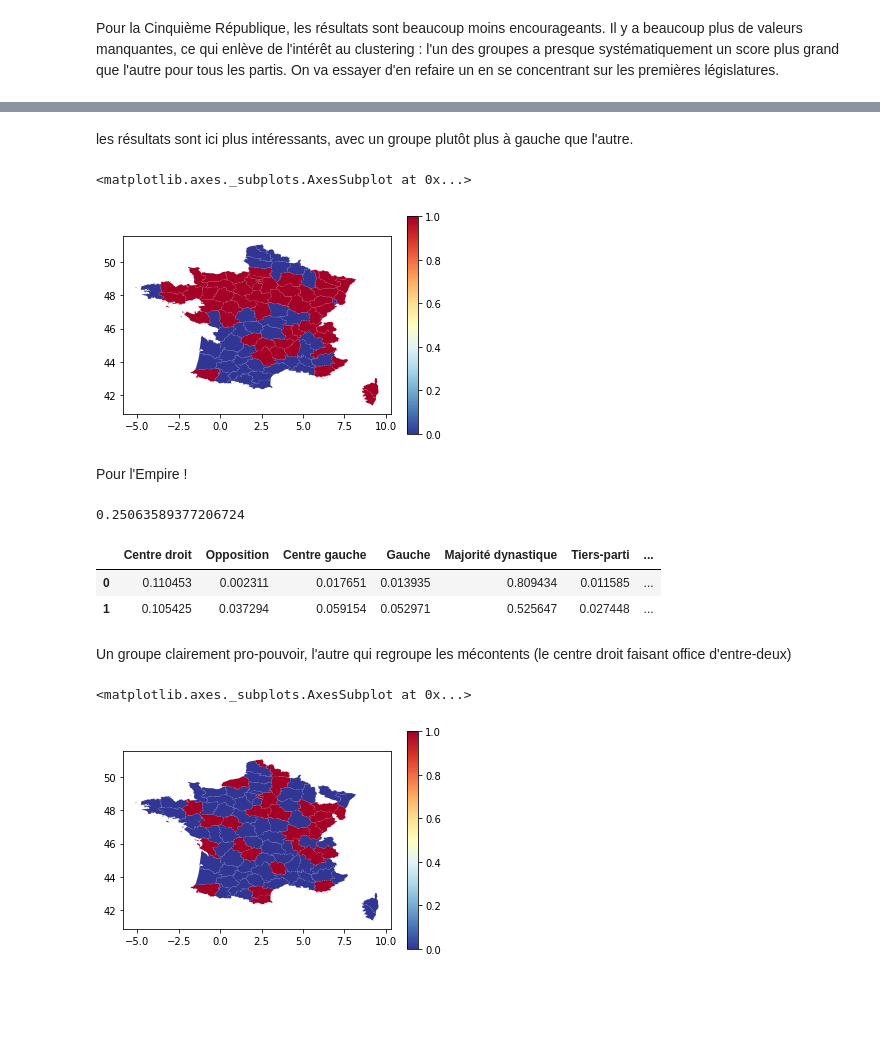
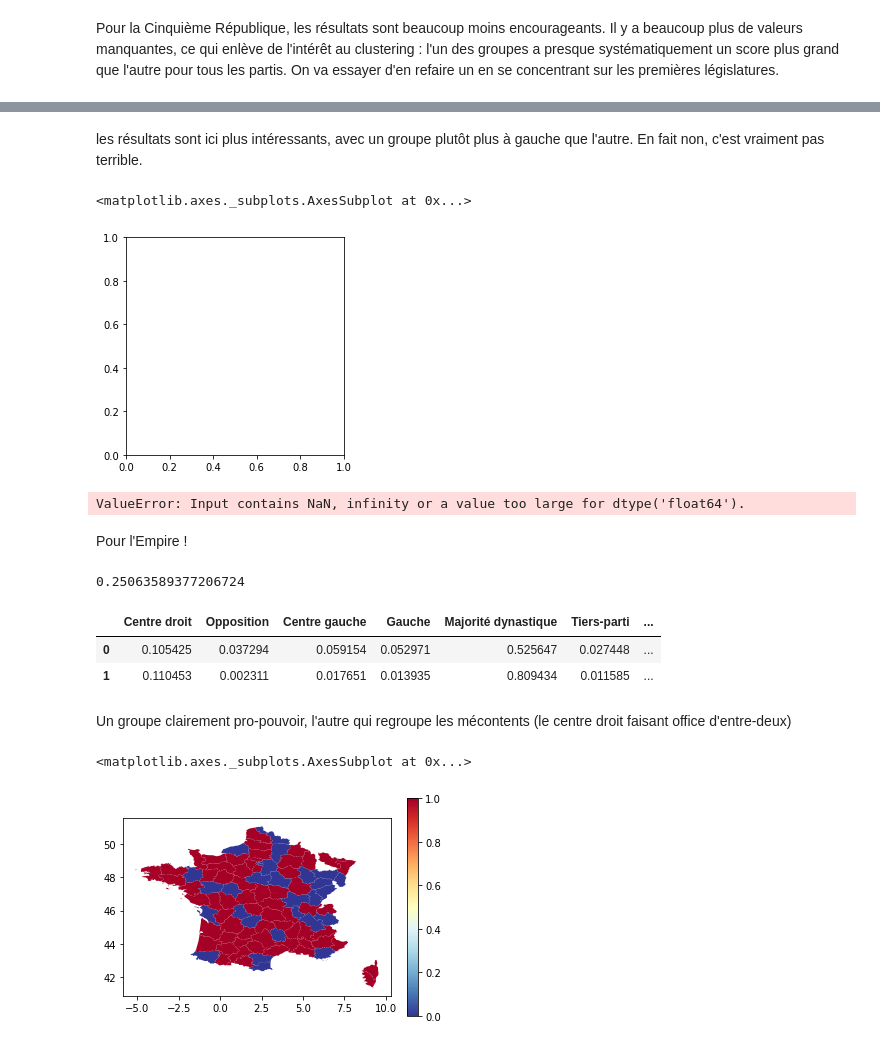
Before and after one commit to dusylvain/Projet-Python-deputes, a Jupyter notebook: clustering.ipynb, the cells around one changed output, grey strips where cells are left out. Drawn from its saved outputs; the diff is of its cells as text; code cells hidden in the pictures; blank space fills up the shorter version.

```diff
--- a/clustering.ipynb
+++ b/clustering.ipynb
@@ -51,7 +52,7 @@ plt.show()
 [figure]
 # %%
 
-kmeans = cluster.KMeans(n_clusters=2)
+kmeans = cluster.KMeans(n_clusters=2, max_iter=1000)#comme il y a beaucoup de variables et pas trop de données, on peut augmenter le nombre d'itérations.
 def clustering(depmt_groupe):
     kmeans.fit(depmt_groupe)
     idk = np.argsort(kmeans.labels_)#on trie les index
@@ -157,13 +176,19 @@ display(centres)
 # %% [markdown]
 les résultats sont ici plus intéressants, avec un groupe plutôt plus à gauche que l'autre.
+En fait non, c'est vraiment pas terrible.
 # %%
 depmt_app_5=depmt_app_5[depmt_app_5.index.notna()]
 depmt_app_5.index=[i[1:] for i in depmt_app_5.index]#on commence par enlever l'espace qui est au début du nom des départements
-df = carte_metrop.merge(depmt_app_5, how = 'inner', left_index=True, right_index=True)
+df = carte_metrop_5.merge(depmt_app_5, how = 'inner', left_index=True, right_index=True)
 df.plot(column = 'Appartenance', cmap = 'RdYlBu_r', legend=True)#on crée la carte
 # %% [output]
 <matplotlib.axes._subplots.AxesSubplot at 0x...>
-[figure, old version]
+[figure, new version]
+# %%
+proj=acp.fit_transform(depmt_groupe_5)
+nuagepoint(depmt_app_5)
+# %% [output]
+ValueError: Input contains NaN, infinity or a value too large for dtype('float64').
 # %% [markdown]
 Pour l'Empire !
 # %%
@@ -176,15 +201,14 @@ display(centres)
 # %% [output]
 0.25063589377206724
 |  | Centre droit | Opposition | Centre gauche | Gauche | Majorité dynastique | Tiers-parti | ... |
-| 0 | 0.110453 | 0.002311 | 0.017651 | 0.013935 | 0.809434 | 0.011585 | ... |
-| 1 | 0.105425 | 0.037294 | 0.059154 | 0.052971 | 0.525647 | 0.027448 | ... |
+| 0 | 0.105425 | 0.037294 | 0.059154 | 0.052971 | 0.525647 | 0.027448 | ... |
+| 1 | 0.110453 | 0.002311 | 0.017651 | 0.013935 | 0.809434 | 0.011585 | ... |
 # %% [markdown]
 Un groupe clairement pro-pouvoir, l'autre qui regroupe les mécontents (le centre droit faisant office d'entre-deux)
 # %%
-#depmt_app_5=depmt_app_5[depmt_app_5.index.notna()]
 depmt_app_emp2.index=[i[1:] for i in depmt_app_emp2.index]#on commence par enlever l'espace qui est au début du nom des départements
 df = carte_metrop.merge(depmt_app_emp2, how = 'inner', left_index=True, right_index=True)
 df.plot(column = 'Appartenance', cmap = 'RdYlBu_r', legend=True)#on crée la carte
 # %% [output]
 <matplotlib.axes._subplots.AxesSubplot at 0x...>
-[figure, old version]
+[figure, new version]
```
Also changed, not shown: parts of 11 cells of this notebook.
